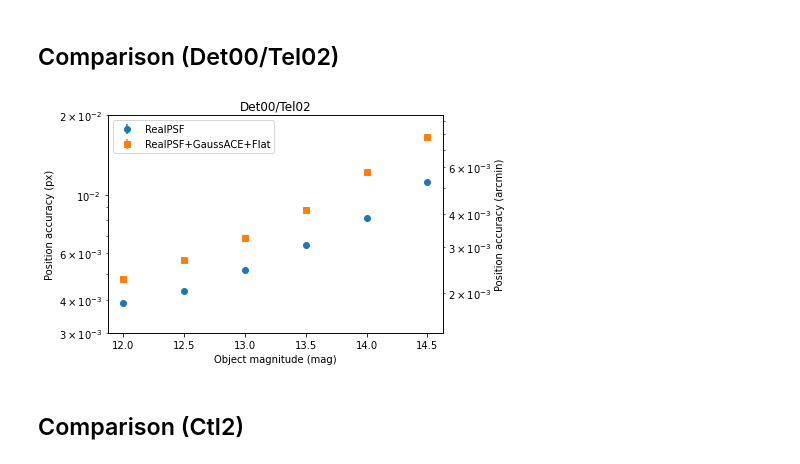
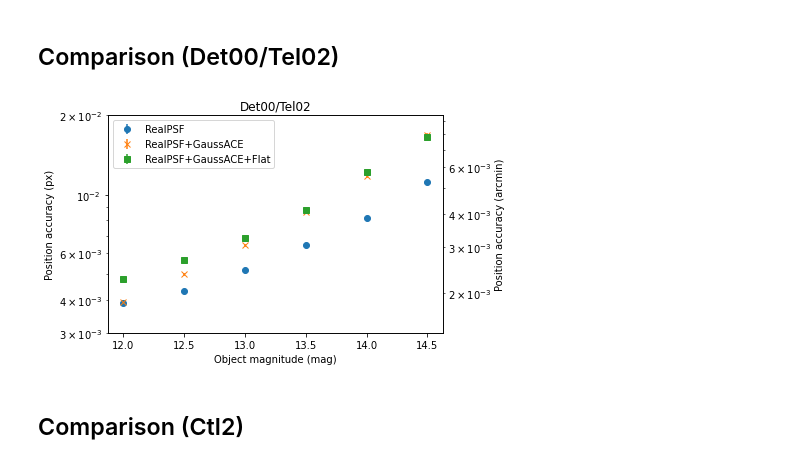
Before and after one commit to tkamizuka/jasmine-imagesim-data, a Jupyter notebook: 20220502a/99_Summary.ipynb, the cells around one changed output. Cells and saved outputs as stored; diff of their text form; code cells hidden in the pictures.

Commit message:
New data added (TK).

```diff
--- a/20220502a/99_Summary.ipynb
+++ b/20220502a/99_Summary.ipynb
@@ -15,6 +15,7 @@ data['ctl0_det00_tel00'] = np.loadtxt('02_results_ctl0_det00_tel00/data_accuracy
 data['ctl1_det00_tel00'] = np.loadtxt('02_results_ctl1_det00_tel00/data_accuracy.dat')
 data['ctl2_det00_tel00'] = np.loadtxt('02_results_ctl2_det00_tel00/data_accuracy.dat')
 data['ctl0_det00_tel02'] = np.loadtxt('02_results_ctl0_det00_tel02/data_accuracy.dat')
+data['ctl1_det00_tel02'] = np.loadtxt('02_results_ctl1_det00_tel02/data_accuracy.dat')
 data['ctl2_det00_tel02'] = np.loadtxt('02_results_ctl2_det00_tel02/data_accuracy.dat')
 data['ctl2_det10_tel10'] = np.loadtxt('02_results_ctl2_det10_tel10/data_accuracy.dat')
 data['ctl2_det10_tel12'] = np.loadtxt('02_results_ctl2_det10_tel12/data_accuracy.dat')
@@ -52,30 +53,30 @@ plt.show()
 # %%
 ymin_px = 3e-3
 ymax_px = 2e-2
 efl = 4369.231e-3 # m
 pix_size = 10e-6  # m
 fct = pix_size/efl*180.*3600./np.pi
 
 fig, ax = plt.subplots()
 ax2 = ax.twinx()
 ax.errorbar(data['ctl0_det00_tel02'][:,0], data['ctl0_det00_tel02'][:,1], yerr=data['ctl0_det00_tel02'][:,2],\
             marker='o', linestyle='None', label='RealPSF')
-#ax.errorbar(data['ctl1_det00_tel02'][:,0], data['ctl1_det00_tel02'][:,1], yerr=data['ctl1_det00_tel02'][:,2],\
-#            marker='x', linestyle='None', label='RealPSF+GaussACE')
+ax.errorbar(data['ctl1_det00_tel02'][:,0], data['ctl1_det00_tel02'][:,1], yerr=data['ctl1_det00_tel02'][:,2],\
+            marker='x', linestyle='None', label='RealPSF+GaussACE')
 ax.errorbar(data['ctl2_det00_tel02'][:,0], data['ctl2_det00_tel02'][:,1], yerr=data['ctl2_det00_tel02'][:,2],\
             marker='s', linestyle='None', label='RealPSF+GaussACE+Flat')
 ax.set_yscale('log')
 ax2.set_yscale('log')
 ax.legend()
 ax.set_xlabel('Object magnitude (mag)')
 ax.set_ylabel('Position accuracy (px)')
 ax2.set_ylabel('Position accuracy (arcmin)')
 ax.set_title('Det00/Tel02')
 ax.set_ylim([ymin_px, ymax_px])
 ax2.set_ylim([ymin_px*fct, ymax_px*fct])
 plt.show()
 # %% [output]
-[figure, old version]
+[figure, new version]
 # %% [markdown]
 ## Comparison (Ctl2)
 # %%
```
Also changed, not shown: 8 other files.
